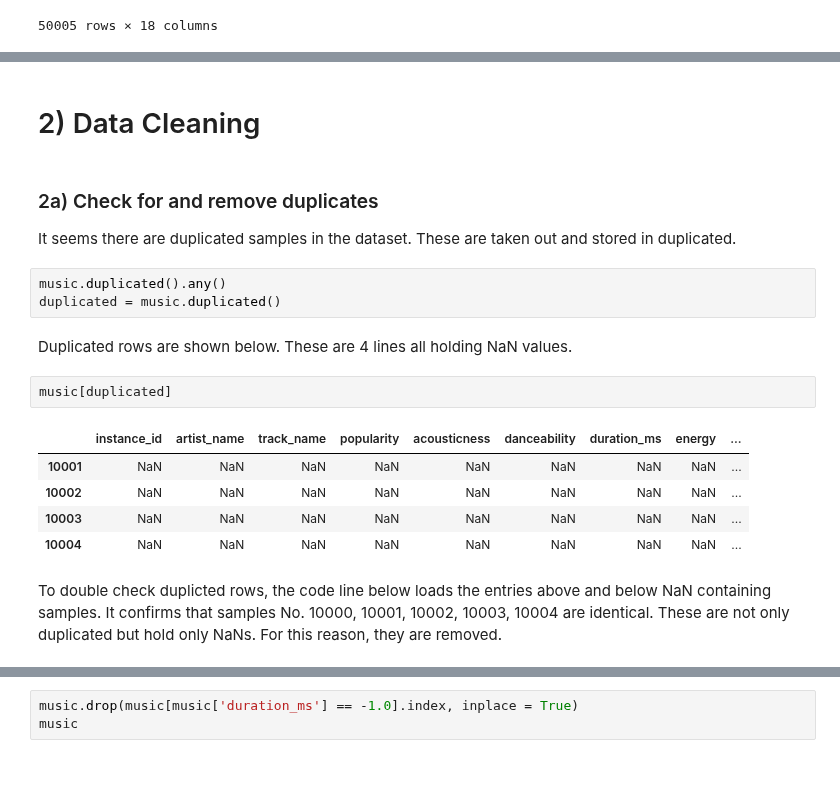
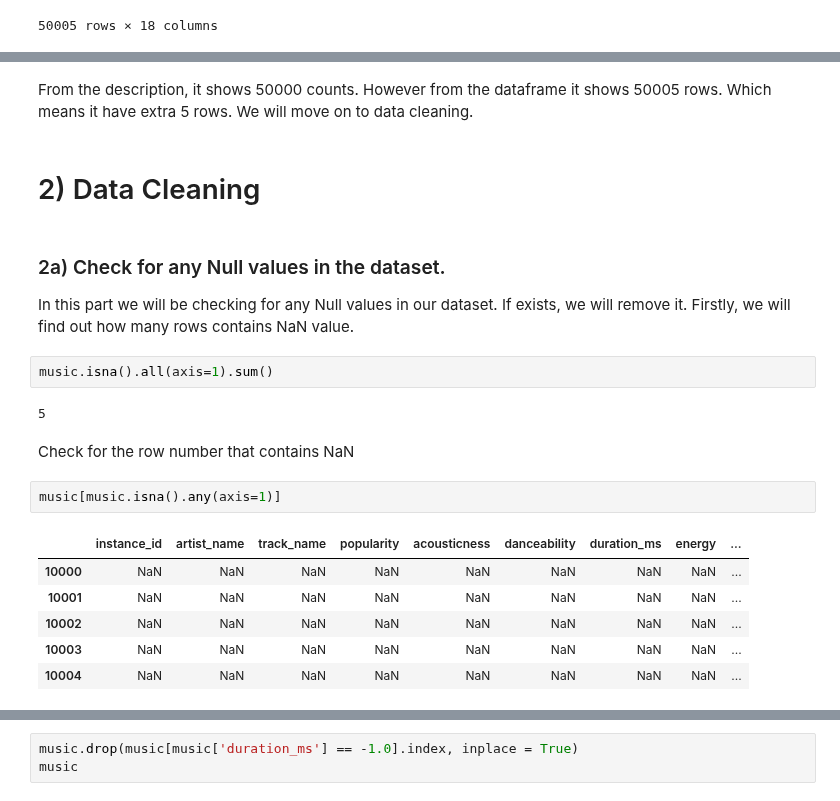
Before and after one commit to tanvi-jain3/SC1015-Song-Genre-Classification, a Jupyter notebook: 1) Loading and viewing dataset and 2) Data Cleaning.ipynb, the cells around one changed output, grey strips where cells are left out. Saved outputs shown, nothing was run; the diff lists cells and outputs as text; blank space fills up the shorter version.

```diff
--- a/1) Loading and viewing dataset and 2) Data Cleaning.ipynb
+++ b/1) Loading and viewing dataset and 2) Data Cleaning.ipynb
@@ -58,25 +58,27 @@ memory usage: 6.9+ MB
 | 50% | 55913.500000 | 45.000000 | 0.144000 | 0.568000 | 2.192810e+05 | 0.643000 | 0.000158 | 0.126000 | ... |
 | 75% | 73863.250000 | 56.000000 | 0.552000 | 0.687000 | 2.686122e+05 | 0.815000 | 0.155000 | 0.244000 | ... |
 | max | 91759.000000 | 99.000000 | 0.996000 | 0.986000 | 4.830606e+06 | 0.999000 | 0.996000 | 1.000000 | ... |
+# %% [markdown]
+From the description, it shows 50000 counts. However from the dataframe it shows 50005 rows. Which means it have extra 5 rows. We will move on to data cleaning.
 # %% [markdown]
 # 2) Data Cleaning
 # %% [markdown]
-### 2a) Check for and remove duplicates
+### 2a) Check for any Null values in the dataset.
 
-It seems there are duplicated samples in the dataset. These are taken out and stored in duplicated.
+In this part we will be checking for any Null values in our dataset. If exists, we will remove it. Firstly, we will find out how many rows contains NaN value.
 # %%
-music.duplicated().any()
-duplicated = music.duplicated()
+music.isna().all(axis=1).sum()
+# %% [output]
+5
 # %% [markdown]
-Duplicated rows are shown below. These are 4 lines all holding NaN values.
+Check for the row number that contains NaN
 # %%
-music[duplicated]
+music[music.isna().any(axis=1)]
 # %% [output]
 |  | instance_id | artist_name | track_name | popularity | acousticness | danceability | duration_ms | energy | ... |
+| 10000 | NaN | NaN | NaN | NaN | NaN | NaN | NaN | NaN | ... |
 | 10001 | NaN | NaN | NaN | NaN | NaN | NaN | NaN | NaN | ... |
 | 10002 | NaN | NaN | NaN | NaN | NaN | NaN | NaN | NaN | ... |
 | 10003 | NaN | NaN | NaN | NaN | NaN | NaN | NaN | NaN | ... |
 | 10004 | NaN | NaN | NaN | NaN | NaN | NaN | NaN | NaN | ... |
-# %% [markdown]
-To double check duplicted rows, the code line below loads the entries above and below NaN containing samples. It confirms that samples No. 10000, 10001, 10002, 10003, 10004 are identical. These are not only duplicated but hold only NaNs. For this reason, they are removed.
 # %%
```
Also changed, not shown: parts of 31 cells of this notebook, 1 other file.
